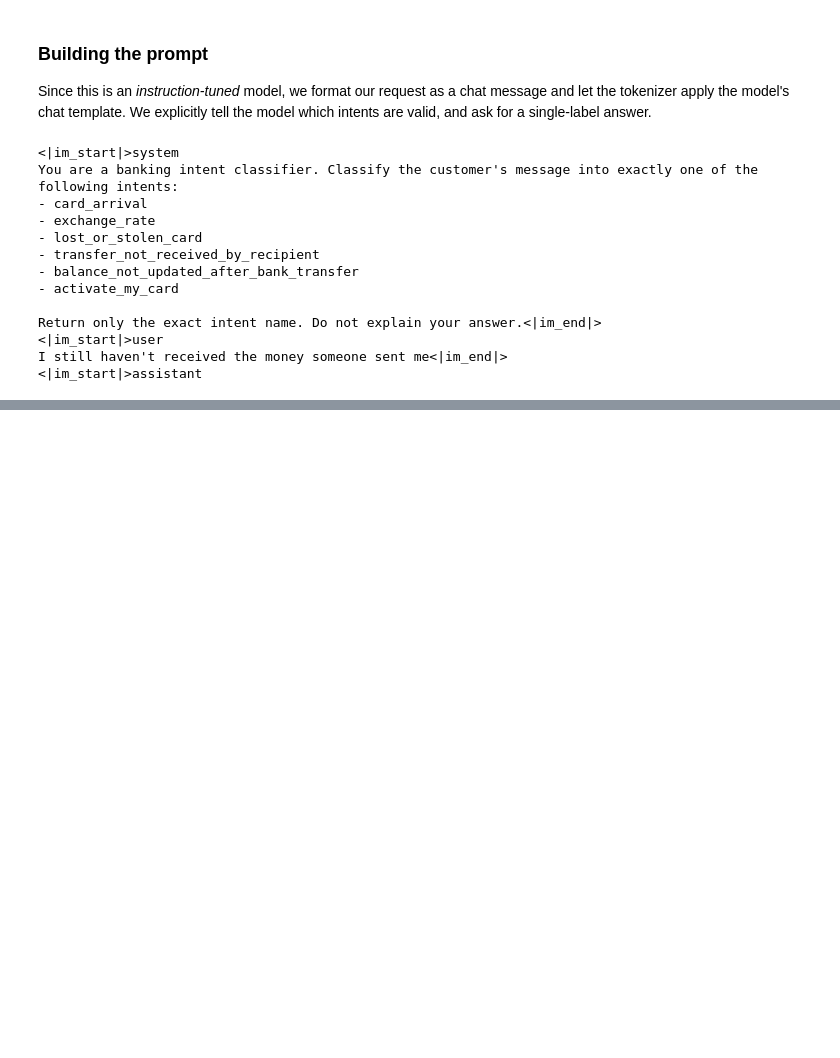
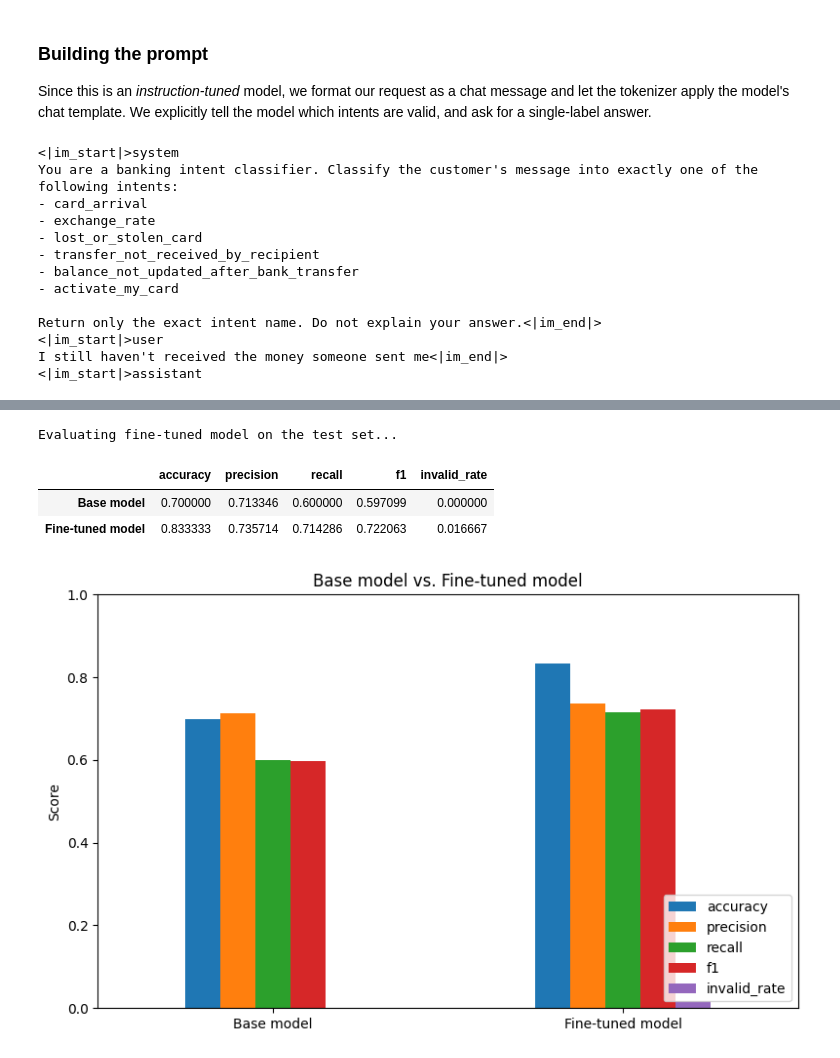
Before and after one commit to SoheilMehrizi/Banking-Ticket-Intent-Classification-with-LoRA-PEFT, a Jupyter notebook: main.ipynb, the cells around one changed output, grey strips where cells are left out. Saved outputs shown, nothing was run; the diff lists cells and outputs as text; code cells hidden in the pictures; blank space fills up the shorter version.

```diff
--- a/main.ipynb
+++ b/main.ipynb
@@ -447,0 +840,45 @@ print(f"Base model full-test accuracy: {base_full_accuracy:.2%}")
+# %%
+print("Evaluating fine-tuned model on the test set...")
+ft_true, ft_pred = evaluate_model(peft_model, test_dataset)
+
+# base_true / base_pred were captured earlier, before LoRA ever
+# touched the model weights — do NOT re-run evaluate_model(model, ...)
+# here, since `model` now shares weights with `peft_model`.
+# %% [output]
+Evaluating fine-tuned model on the test set...
+# %%
+def compute_metrics(y_true, y_pred, labels):
+    accuracy = accuracy_score(y_true, y_pred)
+    precision, recall, f1, _ = precision_recall_fscore_support(
+        y_true, y_pred, labels=labels, average="macro", zero_division=0
+    )
+    invalid_rate = sum(p == "unknown" for p in y_pred) / len(y_pred)
+    return {
+        "accuracy": accuracy,
+        "precision": precision,
+        "recall": recall,
+        "f1": f1,
+        "invalid_rate": invalid_rate,
+    }
+
+all_labels = selected_intents + ["unknown"]
+
+base_metrics = compute_metrics(base_true, base_pred, all_labels)
+ft_metrics = compute_metrics(ft_true, ft_pred, all_labels)
+
+comparison_df = pd.DataFrame([base_metrics, ft_metrics], index=["Base model", "Fine-tuned model"])
+comparison_df
+# %% [output]
+|  | accuracy | precision | recall | f1 | invalid_rate |
+| Base model | 0.700000 | 0.713346 | 0.600000 | 0.597099 | 0.000000 |
+| Fine-tuned model | 0.833333 | 0.735714 | 0.714286 | 0.722063 | 0.016667 |
+# %%
+comparison_df.plot(kind="bar", figsize=(8, 5), rot=0)
+plt.title("Base model vs. Fine-tuned model")
+plt.ylabel("Score")
+plt.ylim(0, 1)
+plt.legend(loc="lower right")
+plt.tight_layout()
+plt.show()
+# %% [output]
+[figure, added]
```
Also changed, not shown: parts of 40 cells of this notebook.
